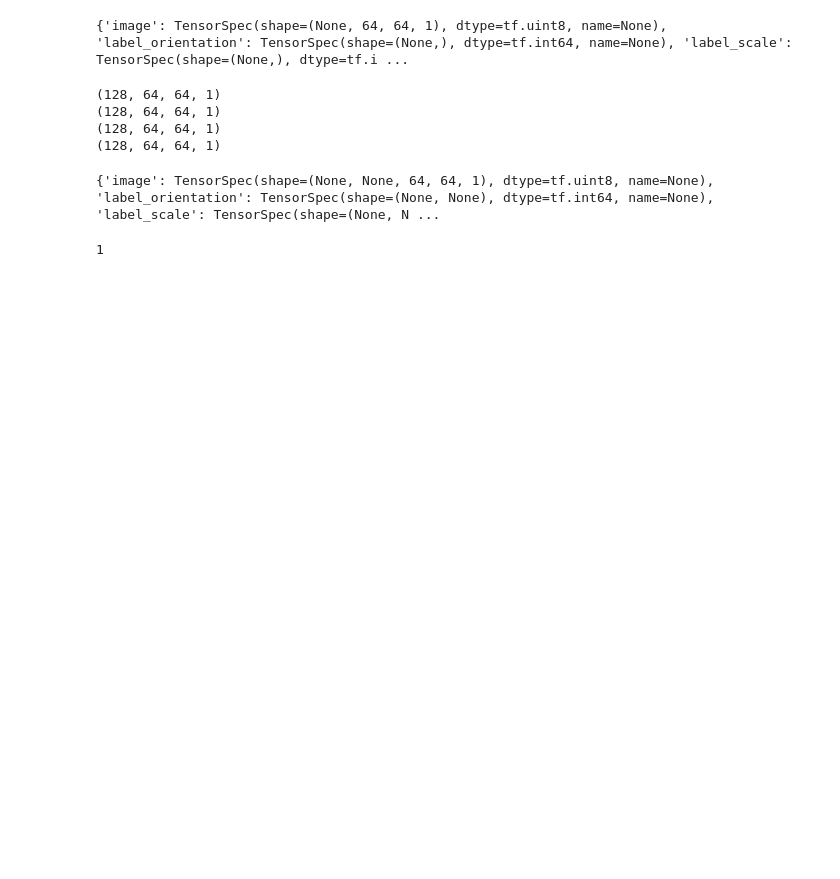
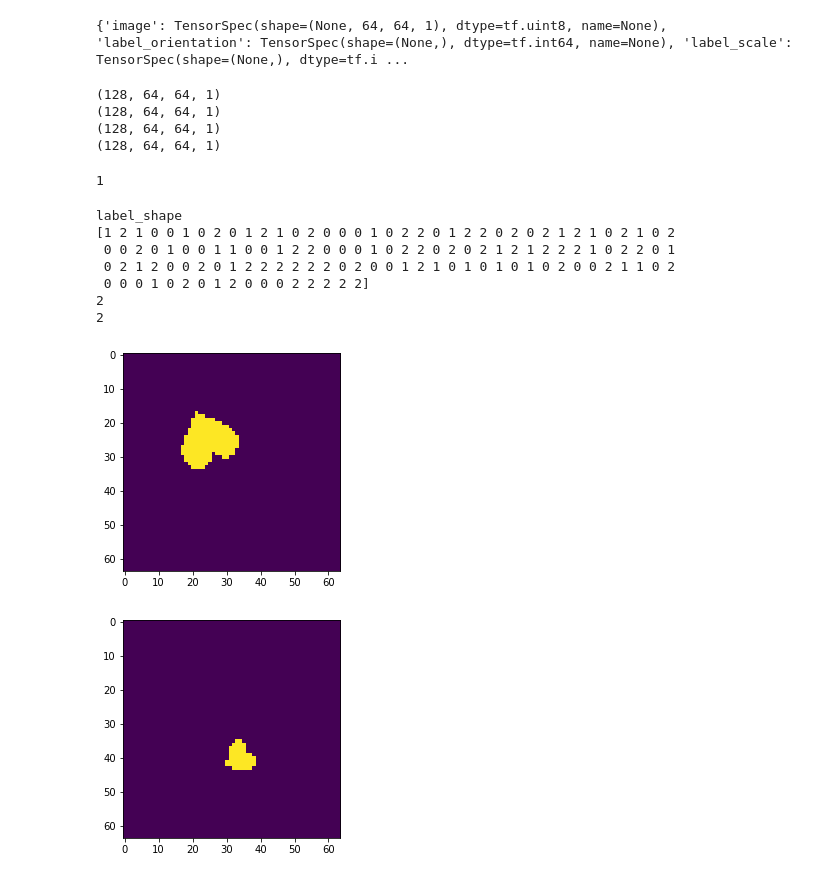
Before and after one commit to jamesacris/constrained-vae, a Jupyter notebook: dSprites/dsprites.ipynb, the cells around one changed output. Cells and saved outputs as stored; diff of their text form; code cells hidden in the pictures; blank space fills up the shorter version.

Commit message:
data prep to compute disentanglement

```diff
--- a/dSprites/dsprites.ipynb
+++ b/dSprites/dsprites.ipynb
@@ -44,33 +40,6 @@ for step, elem in enum_data:
 (128, 64, 64, 1)
 (128, 64, 64, 1)
 (128, 64, 64, 1)
-# %%
-# Compare with MNIST
-from tensorflow import keras
-
-# load dataset
-(train_images, train_labels), (test_images, test_labels) = keras.datasets.mnist.load_data()
-
-# normalise images
-train_images = train_images / 255.0
-test_images = test_images / 255.0
-
-# create a dataset (iterable) from the data using a specified batch size
-batch_size = 128
-mnist = tf.data.Dataset.from_tensor_slices(train_images)
-mnist = dataset.shuffle(buffer_size=1024).batch(batch_size)
-
-print(mnist.element_spec)
-
-enum_mnist = enumerate(mnist)
-for step, elem in enum_mnist:
-    train_image_batch = elem
-    # print(train_image_batch)
-
-    if step > 2:
-        break
-# %% [output]
-{'image': TensorSpec(shape=(None, None, 64, 64, 1), dtype=tf.uint8, name=None), 'label_orientation': TensorSpec(shape=(None, None), dtype=tf.int64, name=None), 'label_scale': TensorSpec(shape=(None, N ...
 # %%
 x = (1, 3, 5)
 if isinstance(x, tuple):
@@ -78,3 +47,53 @@ if isinstance(x, tuple):
 print(x)
 # %% [output]
 1
+# %%
+import matplotlib.pyplot as plt
+%matplotlib inline
+
+labels = [
+    'label_orientation',
+    'label_scale',
+    'label_shape',
+    'label_x_position',
+    'label_y_position'
+]
+
+batches = 1
+
+# choose a generative factor
+i = np.random.randint(5)
+label = labels[i]
+print(label)
+
+enum_data = enumerate(dataset)
+for step, batch in enum_data:
+    # iterate over (batches) batch
+    if step >= batches:
+        break
+    value_batch = batch[label].numpy()
+    image_batch = batch['image'].numpy()
+    print(value_batch)
+
+    j=80
+    _value_batch = np.delete(value_batch, j)
+    index = np.where(_value_batch==value_batch[j])[0][0]
+    if index>=j:
+        index+=1
+    print(value_batch[j])
+    print(value_batch[index])
+
+    plt.imshow(image_batch[j])
+    plt.show()
+    plt.imshow(image_batch[index])
+    plt.show()
+# %% [output]
+label_shape
+[1 2 1 0 0 1 0 2 0 1 2 1 0 2 0 0 0 1 0 2 2 0 1 2 2 0 2 0 2 1 2 1 0 2 1 0 2
+ 0 0 2 0 1 0 0 1 1 0 0 1 2 2 0 0 0 1 0 2 2 0 2 0 2 1 2 1 2 2 2 1 0 2 2 0 1
+ 0 2 1 2 0 0 2 0 1 2 2 2 2 2 2 0 2 0 0 1 2 1 0 1 0 1 0 1 0 2 0 0 2 1 1 0 2
+ 0 0 0 1 0 2 0 1 2 0 0 0 2 2 2 2 2]
+2
+2
+[figure, added]
+[figure, added]
```
Also changed, not shown: parts of 1 cell of this notebook.
